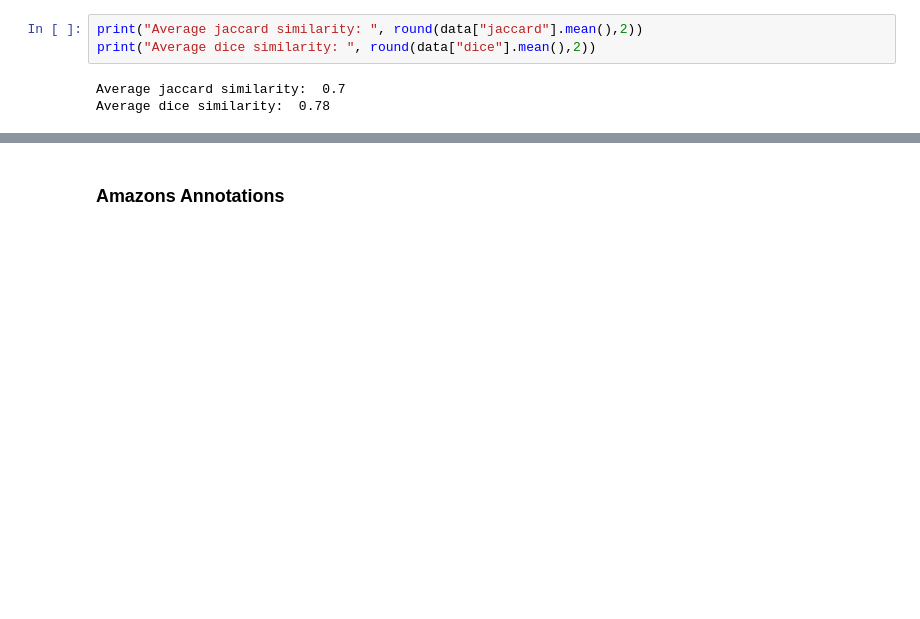
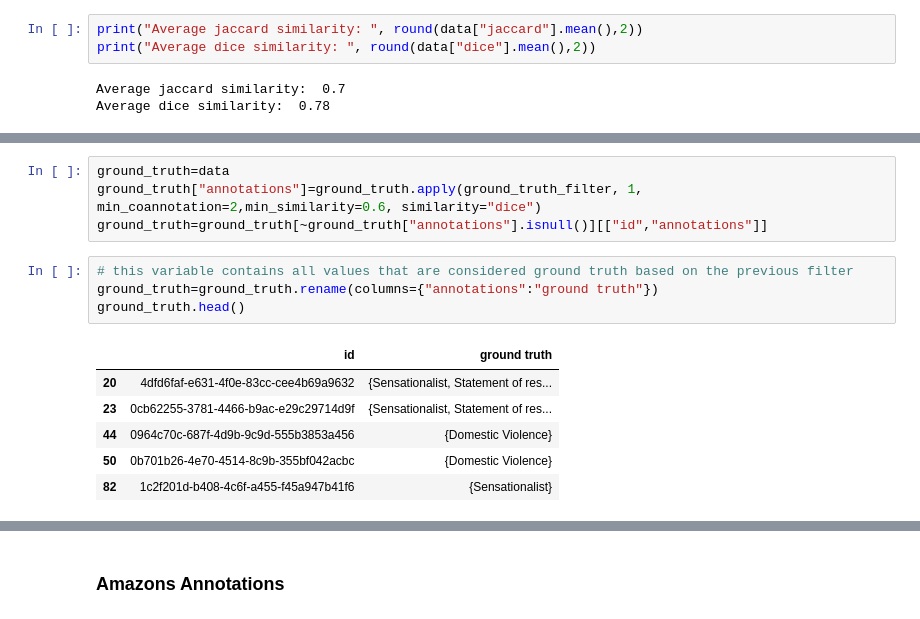
Before and after one commit to blue-create/langlens, a Jupyter notebook: annotations.ipynb, the cells around one changed output, grey strips where cells are left out. Cells and saved outputs as stored; diff of their text form; blank space fills up the shorter version.

```diff
--- a/annotations.ipynb
+++ b/annotations.ipynb
@@ -140,0 +172,15 @@ Average dice similarity:  0.78
+# %%
+ground_truth=data
+ground_truth["annotations"]=ground_truth.apply(ground_truth_filter, 1, min_coannotation=2,min_similarity=0.6, similarity="dice")
+ground_truth=ground_truth[~ground_truth["annotations"].isnull()][["id","annotations"]]
+# %%
+# this variable contains all values that are considered ground truth based on the previous filter
+ground_truth=ground_truth.rename(columns={"annotations":"ground truth"})
+ground_truth.head()
+# %% [output]
+|  | id | ground truth |
+| 20 | 4dfd6faf-e631-4f0e-83cc-cee4b69a9632 | {Sensationalist, Statement of res... |
+| 23 | 0cb62255-3781-4466-b9ac-e29c29714d9f | {Sensationalist, Statement of res... |
+| 44 | 0964c70c-687f-4d9b-9c9d-555b3853a456 | {Domestic Violence} |
+| 50 | 0b701b26-4e70-4514-8c9b-355bf042acbc | {Domestic Violence} |
+| 82 | 1c2f201d-b408-4c6f-a455-f45a947b41f6 | {Sensationalist} |
```
Also changed, not shown: parts of 14 cells of this notebook.
